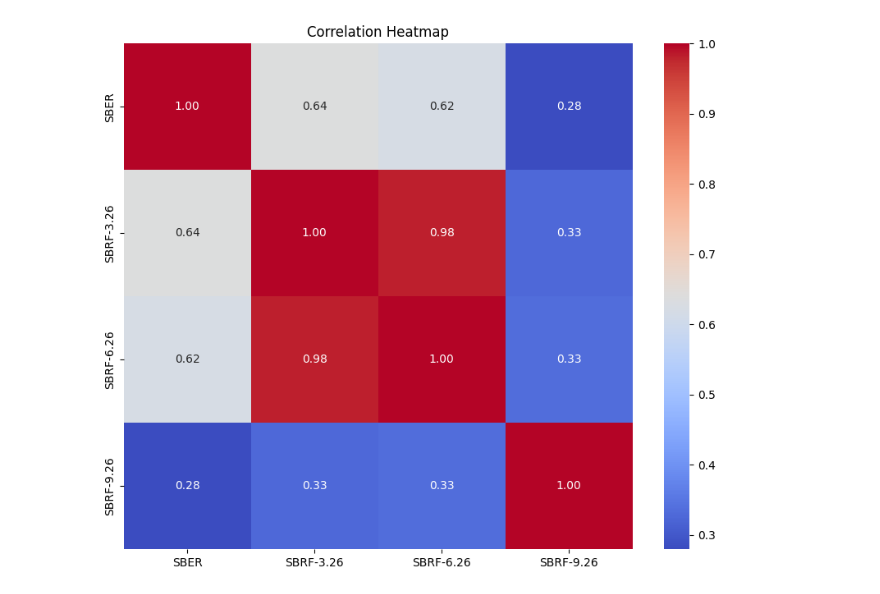
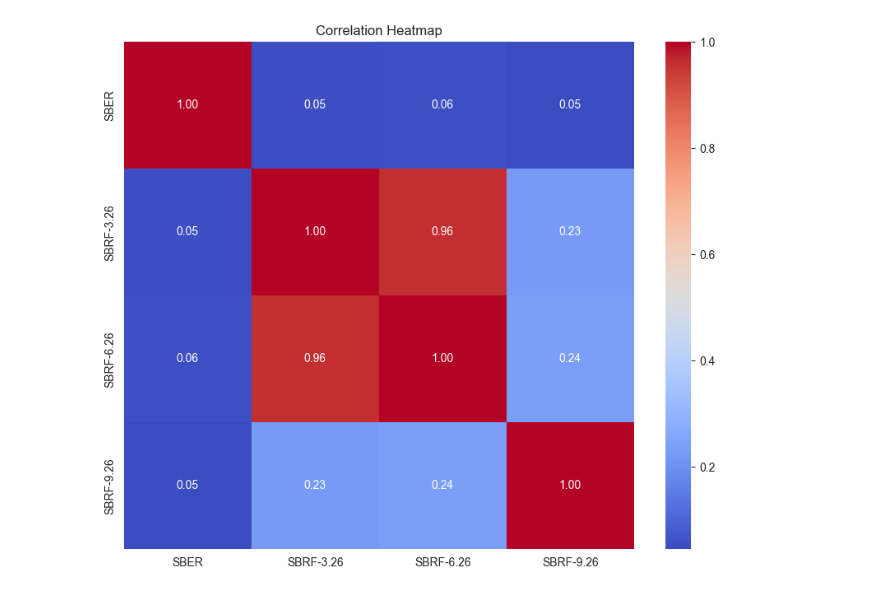
Before and after one commit to afedyanin/vertr-ml, a Jupyter notebook: notebooks/arbitrage/simple.ipynb, the cells around one changed output. Saved outputs shown, nothing was run; the diff lists cells and outputs as text; code cells hidden in the pictures.

```diff
--- a/notebooks/arbitrage/simple.ipynb
+++ b/notebooks/arbitrage/simple.ipynb
@@ -3,24 +3,23 @@ import pandas as pd
 import seaborn as sns
 import matplotlib.pyplot as plt
 # %%
-df_sber = pd.read_csv("..\\data\\order_books\\SBER_10.csv", header=0)
+df_sber = pd.read_csv("..\\data\\order_books\\SBER_02.csv", header=0)
 df_sber['SBER'] = df_sber['MidPriceClose'].pct_change()
 #df_sber['log_rtn'] = np.log(df_sber['MidPriceClose']/df_sber['MidPriceClose'].shift(1))
 df_sber.drop(columns=['MidPriceClose', 'MidPriceAvg', 'MidPriceStdDev', 'SpreadAvg', 'Count'], inplace=True)
 
-df_srh6 = pd.read_csv("..\\data\\order_books\\SRH6_10.csv", header=0)
+df_srh6 = pd.read_csv("..\\data\\order_books\\SRH6_02.csv", header=0)
 df_srh6['SBRF-3.26'] = df_srh6['MidPriceClose'].pct_change()
 df_srh6.drop(columns=['MidPriceClose', 'MidPriceAvg', 'MidPriceStdDev', 'SpreadAvg', 'Count'], inplace=True)
 
-df_srm6 = pd.read_csv("..\\data\\order_books\\SRM6_10.csv", header=0)
+df_srm6 = pd.read_csv("..\\data\\order_books\\SRM6_02.csv", header=0)
 df_srm6['SBRF-6.26'] = df_srm6['MidPriceClose'].pct_change()
 df_srm6.drop(columns=['MidPriceClose', 'MidPriceAvg', 'MidPriceStdDev', 'SpreadAvg', 'Count'], inplace=True)
 
-df_sru6 = pd.read_csv("..\\data\\order_books\\SRU6_10.csv", header=0)
+df_sru6 = pd.read_csv("..\\data\\order_books\\SRU6_02.csv", header=0)
 df_sru6['SBRF-9.26'] = df_sru6['MidPriceClose'].pct_change()
 df_sru6.drop(columns=['MidPriceClose', 'MidPriceAvg', 'MidPriceStdDev', 'SpreadAvg', 'Count'], inplace=True)
 
 df1 = pd.merge(df_sber, df_srh6, on='TimeUtc')
 df2 = pd.merge(df1, df_srm6, on='TimeUtc')
 df = pd.merge(df2, df_sru6, on='TimeUtc')
-df.dropna(inplace=True)
@@ -43,10 +26,15 @@ df
 # %%
+df['SBER']= df['SBER'].shift(1)
+#df['SBRF-3.26']= df['SBRF-3.26'].shift(1)
+
+df.dropna(inplace=True)
+
 corr_matrix = df.corr(numeric_only=True)
 
 plt.figure(figsize=(10, 8))
 sns.heatmap(corr_matrix, annot=True, cmap='coolwarm', fmt=".2f")
 
 plt.title('Correlation Heatmap')
 plt.show()
 # %% [output]
-[figure, old version]
+[figure, new version]
```
Also changed, not shown: parts of 1 cell of this notebook, 4 other files.
